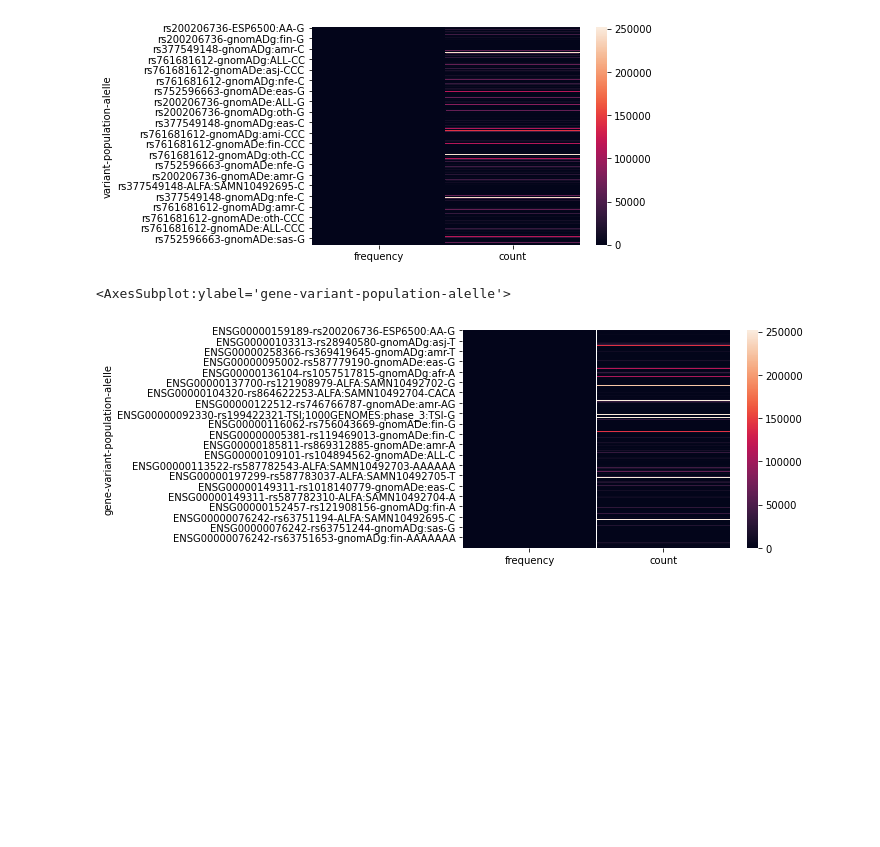
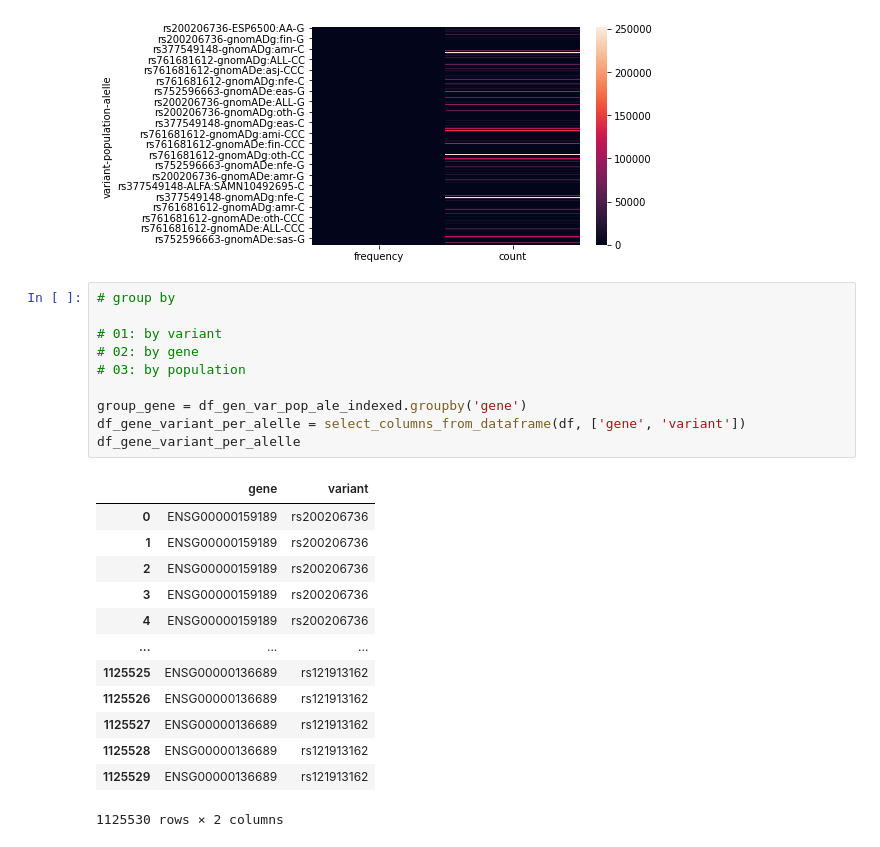
Before and after one commit to lgdc-ufpa/immunogenetic-applications-in-covid-19, a Jupyter notebook: sprint4_data_visualization/sprint4_2_data_visualizations/main.ipynb, the cells around one changed output. Drawn from its saved outputs; the diff is of its cells as text; blank space fills up the shorter version.

```diff
--- a/sprint4_data_visualization/sprint4_2_data_visualizations/main.ipynb
+++ b/sprint4_data_visualization/sprint4_2_data_visualizations/main.ipynb
@@ -349,6 +349,26 @@ sns.heatmap(df_gen_var_pop_ale_indexed.loc['ENSG00000159189'])
 <AxesSubplot:ylabel='variant-population-alelle'>
 [figure]
 # %%
+# group by
+
+# 01: by variant
+# 02: by gene
+# 03: by population
+
+group_gene = df_gen_var_pop_ale_indexed.groupby('gene')
+df_gene_variant_per_alelle = select_columns_from_dataframe(df, ['gene', 'variant'])
+df_gene_variant_per_alelle
 # %% [output]
+|  | gene | variant |
+| 0 | ENSG00000159189 | rs200206736 |
+| 1 | ENSG00000159189 | rs200206736 |
+| 2 | ENSG00000159189 | rs200206736 |
+| 3 | ENSG00000159189 | rs200206736 |
+| 4 | ENSG00000159189 | rs200206736 |
+| ... | ... | ... |
+| 1125525 | ENSG00000136689 | rs121913162 |
+| 1125526 | ENSG00000136689 | rs121913162 |
+| 1125527 | ENSG00000136689 | rs121913162 |
+| 1125528 | ENSG00000136689 | rs121913162 |
+| 1125529 | ENSG00000136689 | rs121913162 |
-<AxesSubplot:ylabel='gene-variant-population-alelle'>
+1125530 rows × 2 columns
-[figure, removed]
```
Also changed, not shown: parts of 14 cells of this notebook, 1 other file.
